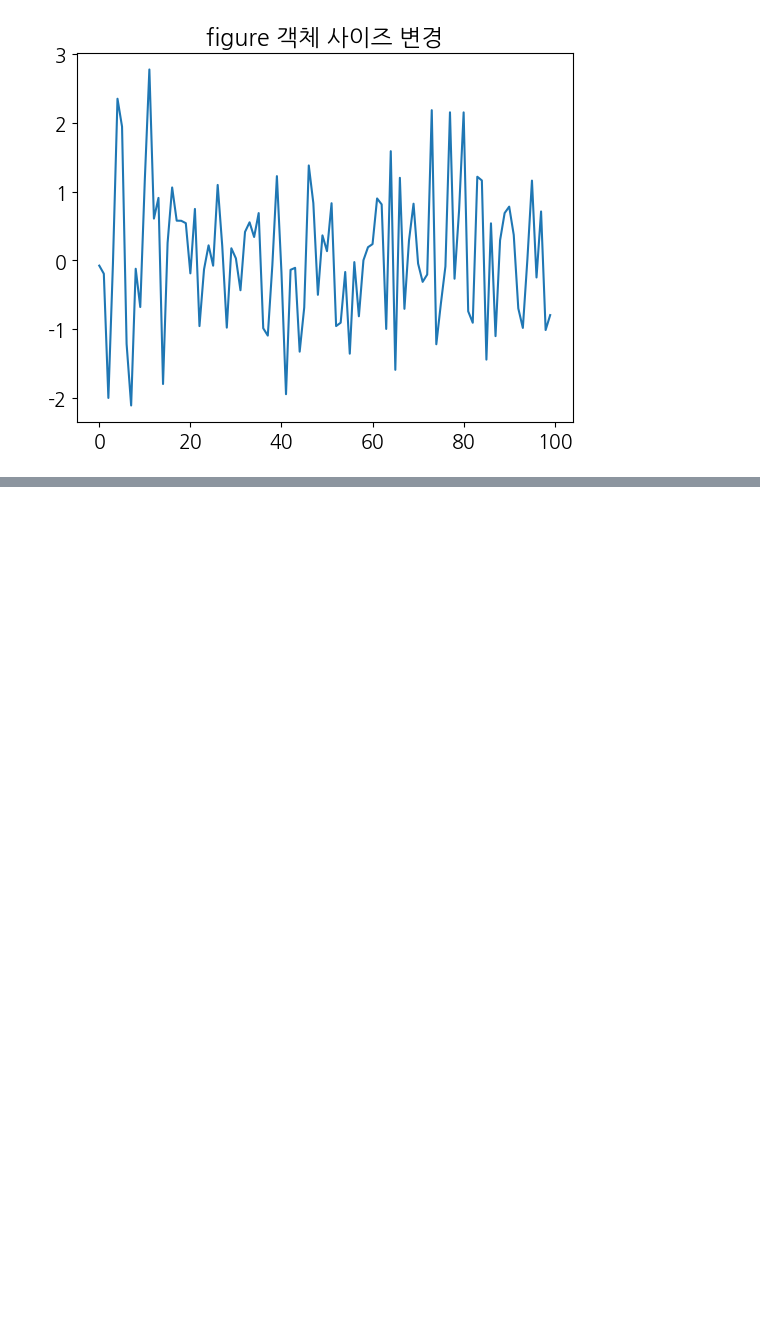
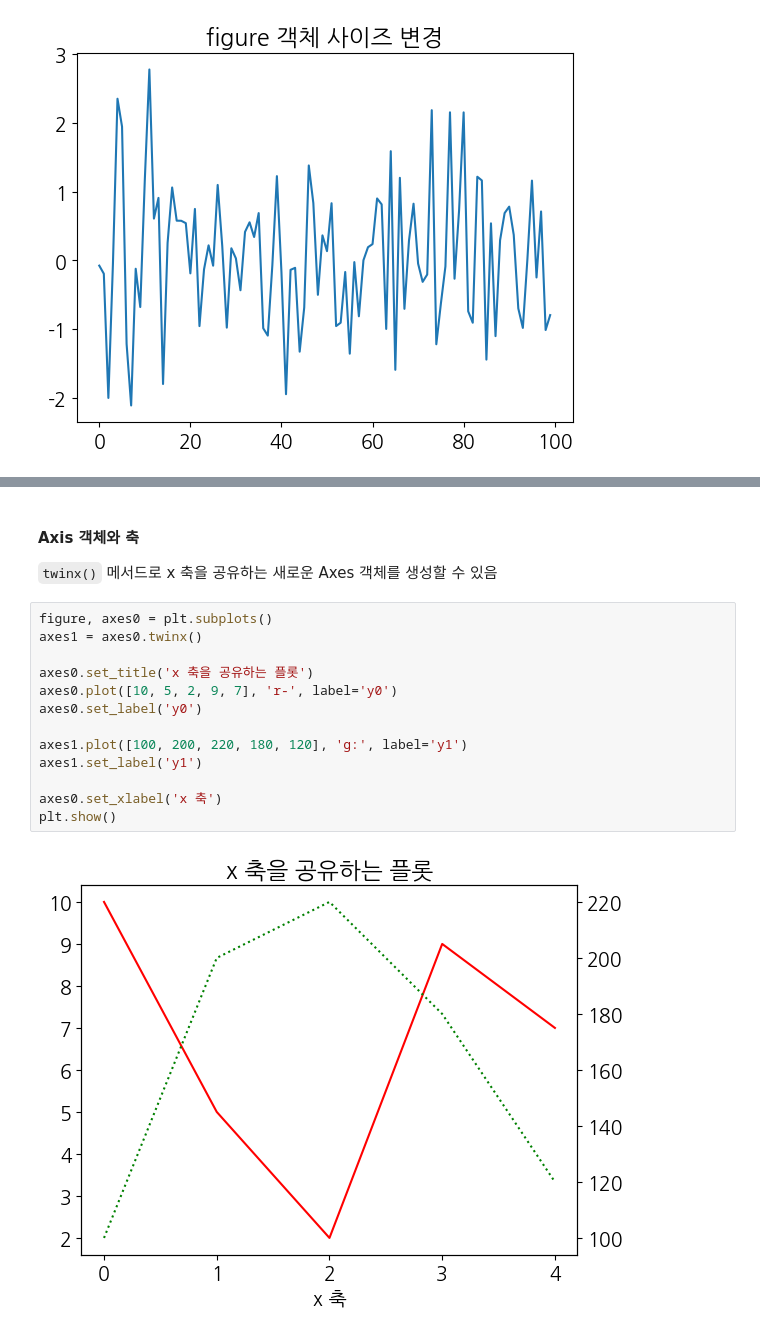
Before and after one commit to heesanggod/pythonworkspace, a Jupyter notebook: matplotlib_visualize_data/matplotlib_basic.ipynb, the cells around one changed output, grey strips where cells are left out. Cells and saved outputs as stored; diff of their text form; blank space fills up the shorter version.

```diff
--- a/matplotlib_visualize_data/matplotlib_basic.ipynb
+++ b/matplotlib_visualize_data/matplotlib_basic.ipynb
@@ -241,0 +311,18 @@ print(id(f3))
+# %% [markdown]
+#### Axis 객체와 축
+`twinx()` 메서드로 x 축을 공유하는 새로운 Axes 객체를 생성할 수 있음
+# %%
+figure, axes0 = plt.subplots()
+axes1 = axes0.twinx()
+
+axes0.set_title('x 축을 공유하는 플롯')
+axes0.plot([10, 5, 2, 9, 7], 'r-', label='y0')
+axes0.set_label('y0')
+
+axes1.plot([100, 200, 220, 180, 120], 'g:', label='y1')
+axes1.set_label('y1')
+
+axes0.set_xlabel('x 축')
+plt.show()
+# %% [output]
+[figure, added]
```
Also changed, not shown: parts of 6 cells of this notebook.
